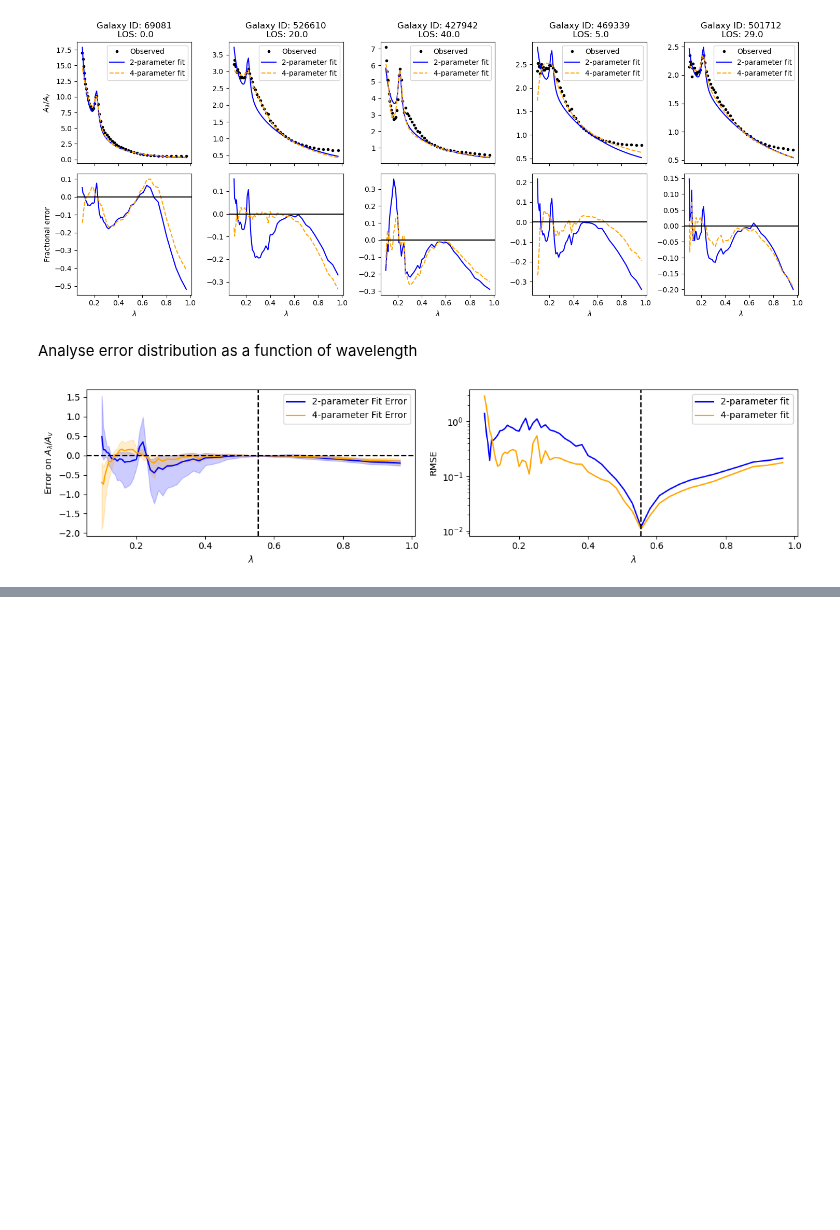
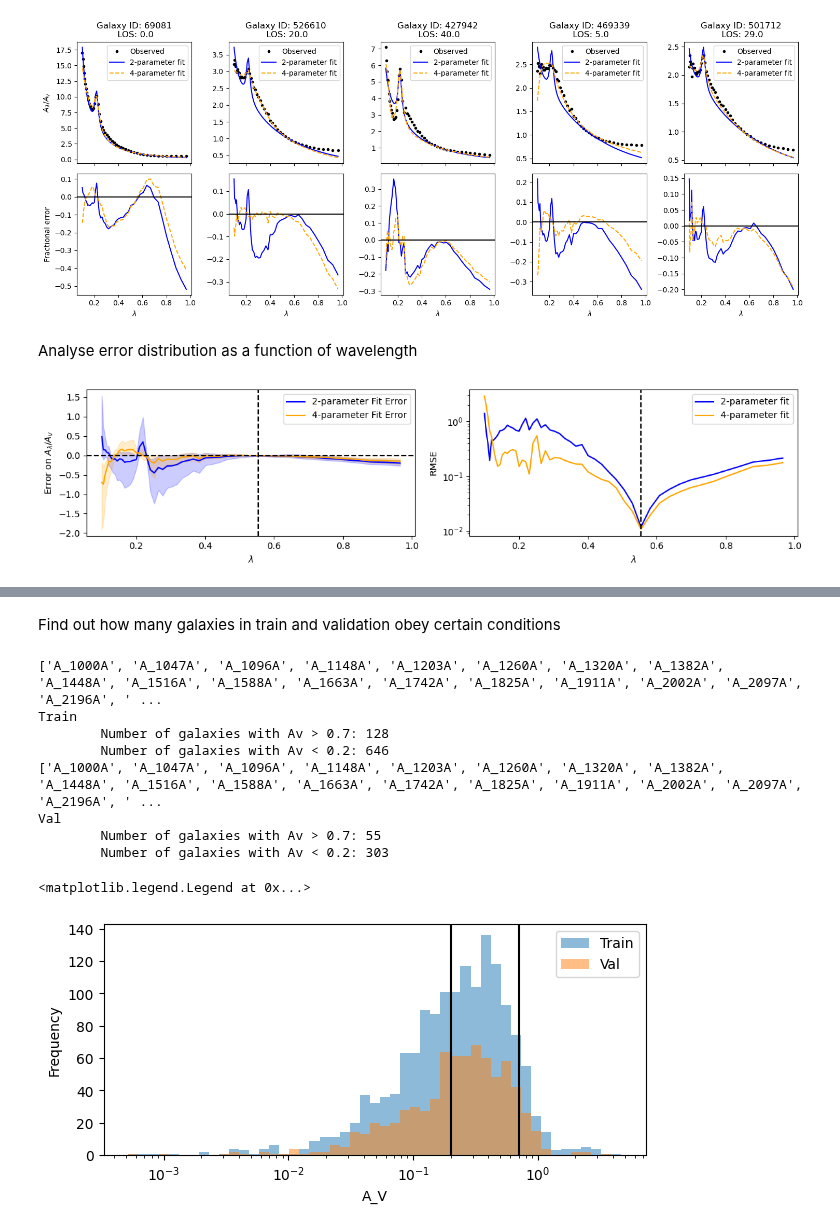
Before and after one commit to maho3/iob-attenuation, a Jupyter notebook: literature_fits/analyse_literature_fits.ipynb, the cells around one changed output, grey strips where cells are left out. Drawn from its saved outputs; the diff is of its cells as text; code cells hidden in the pictures; blank space fills up the shorter version.

```diff
--- a/literature_fits/analyse_literature_fits.ipynb
+++ b/literature_fits/analyse_literature_fits.ipynb
@@ -208,0 +362,53 @@ fig.tight_layout()
+# %% [markdown]
+Find out how many galaxies in train and validation obey certain conditions
+# %%
+fig, ax = plt.subplots(figsize=(7, 3))
+bins = None
+
+for name in ['train', 'val']:
+
+    all_data = pd.read_csv('../data/gal_los_iobcomp_attcurve_galprop.dat', sep='\t')
+    matches = pd.read_csv(f'../symbolic_regression/data/iob_data_10/iob_{name}_galaxy_ids_los.txt', sep='\t',)
+    matches.rename(columns={"# galaxy_id": "galaxy_id"}, inplace=True)
+    data_train = all_data.merge(matches, on=['galaxy_id', 'los'], how='inner')
+    fit_data = pd.read_csv("../data/galaxy_optimization_results.csv")
+    fit_data.rename(columns={"gal_id": "galaxy_id"}, inplace=True)
+    data_train = data_train.merge(fit_data, on=['galaxy_id', 'los'], how='inner')
+
+    # Get AV
+    attenuation_cols = [col for col in all_data.columns if re.match(r'A_\d+A', col)]
+    lam_arr = np.array([int(re.search(r'_(\d+)A', col).group(1)) / 1e4 for col in attenuation_cols])
+    v_index = find_nearest(lam_arr,0.551)
+    print(attenuation_cols)
+    Av_name = attenuation_cols[v_index]
+    Av = data_train[Av_name].values
+    m = Av > 0
+    Av = Av[m]
+
+    if bins is None:
+        bins = np.logspace(np.log10(Av.min()), np.log10(Av.max()), num=50)
+    ax.hist(Av, bins=bins, alpha=0.5, label=name.capitalize())
+
+    print(name.capitalize())
+    nhigh = np.sum(Av > 0.7)
+    nlow = np.sum(Av < 0.2)
+    print(f"\tNumber of galaxies with Av > 0.7: {nhigh}")
+    print(f"\tNumber of galaxies with Av < 0.2: {nlow}")
+
+ax.axvline(0.2, color='k')
+ax.axvline(0.7, color='k')
+ax.set_xscale('log')
+ax.set_xlabel('A_V')
+ax.set_ylabel('Frequency')
+ax.legend()
+# %% [output]
+['A_1000A', 'A_1047A', 'A_1096A', 'A_1148A', 'A_1203A', 'A_1260A', 'A_1320A', 'A_1382A', 'A_1448A', 'A_1516A', 'A_1588A', 'A_1663A', 'A_1742A', 'A_1825A', 'A_1911A', 'A_2002A', 'A_2097A', 'A_2196A', ' ...
+Train
+        Number of galaxies with Av > 0.7: 128
+        Number of galaxies with Av < 0.2: 646
+['A_1000A', 'A_1047A', 'A_1096A', 'A_1148A', 'A_1203A', 'A_1260A', 'A_1320A', 'A_1382A', 'A_1448A', 'A_1516A', 'A_1588A', 'A_1663A', 'A_1742A', 'A_1825A', 'A_1911A', 'A_2002A', 'A_2097A', 'A_2196A', ' ...
+Val
+        Number of galaxies with Av > 0.7: 55
+        Number of galaxies with Av < 0.2: 303
+<matplotlib.legend.Legend at 0x...>
+[figure, added]
```
Also changed, not shown: parts of 6 cells of this notebook, 13 other files.
